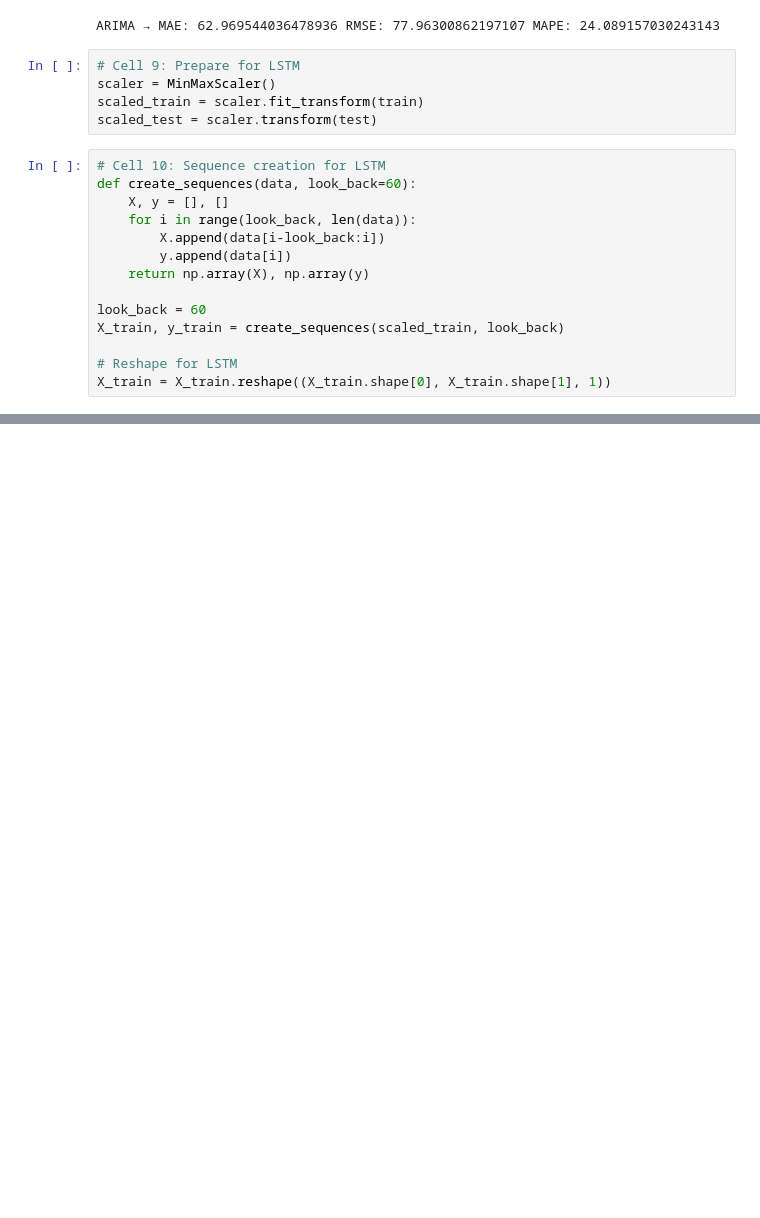
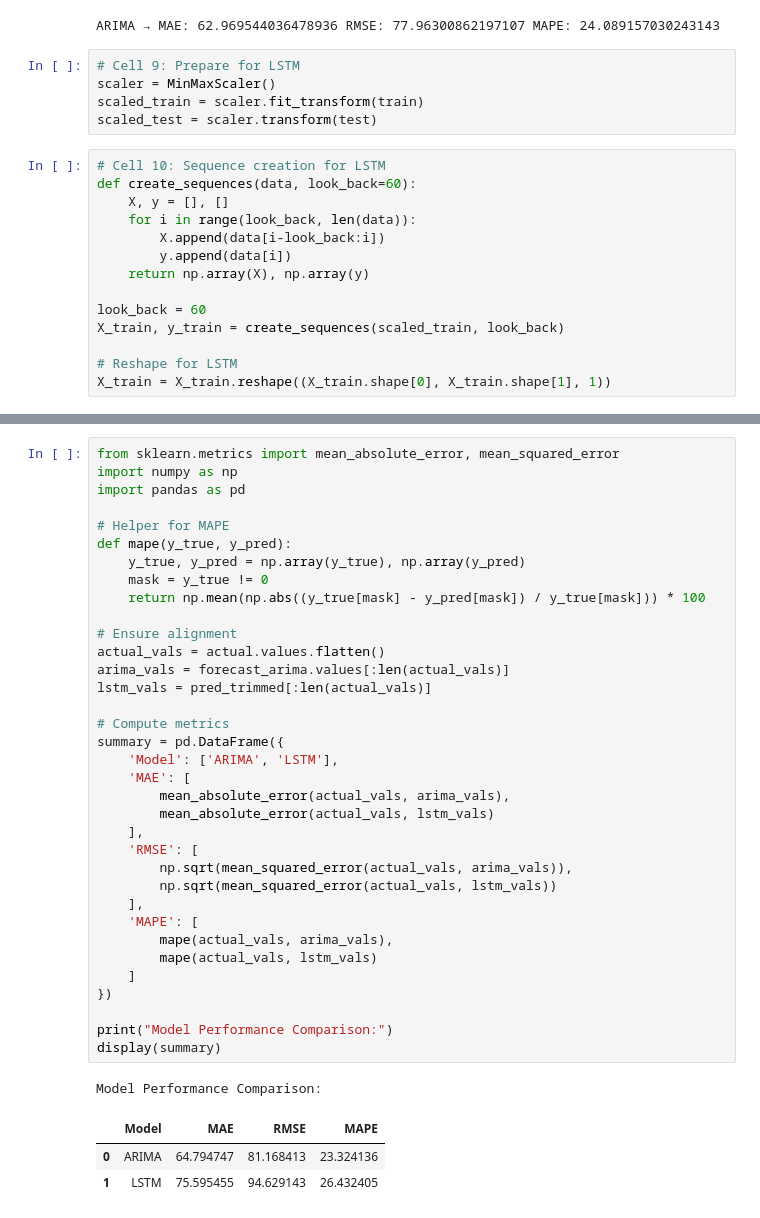
Before and after one commit to bobdeve/time_series_prediction, a Jupyter notebook: notebooks/forecasting_models.ipynb, the cells around one changed output, grey strips where cells are left out. Saved outputs shown, nothing was run; the diff lists cells and outputs as text; blank space fills up the shorter version.

Commit message:
Complete Task 3: Forecast future market trends with ARIMA and LSTM models

```diff
--- a/notebooks/forecasting_models.ipynb
+++ b/notebooks/forecasting_models.ipynb
@@ -213,0 +214,40 @@ plt.show()
+# %%
+from sklearn.metrics import mean_absolute_error, mean_squared_error
+import numpy as np
+import pandas as pd
+
+# Helper for MAPE
+def mape(y_true, y_pred):
+    y_true, y_pred = np.array(y_true), np.array(y_pred)
+    mask = y_true != 0
+    return np.mean(np.abs((y_true[mask] - y_pred[mask]) / y_true[mask])) * 100
+
+# Ensure alignment
+actual_vals = actual.values.flatten()
+arima_vals = forecast_arima.values[:len(actual_vals)]
+lstm_vals = pred_trimmed[:len(actual_vals)]
+
+# Compute metrics
+summary = pd.DataFrame({
+    'Model': ['ARIMA', 'LSTM'],
+    'MAE': [
+        mean_absolute_error(actual_vals, arima_vals),
+        mean_absolute_error(actual_vals, lstm_vals)
+    ],
+    'RMSE': [
+        np.sqrt(mean_squared_error(actual_vals, arima_vals)),
+        np.sqrt(mean_squared_error(actual_vals, lstm_vals))
+    ],
+    'MAPE': [
+        mape(actual_vals, arima_vals),
+        mape(actual_vals, lstm_vals)
+    ]
+})
+
+print("Model Performance Comparison:")
+display(summary)
+# %% [output]
+Model Performance Comparison:
+|  | Model | MAE | RMSE | MAPE |
+| 0 | ARIMA | 64.794747 | 81.168413 | 23.324136 |
+| 1 | LSTM | 75.595455 | 94.629143 | 26.432405 |
```
Also changed, not shown: parts of 6 cells of this notebook, 4 other files.
